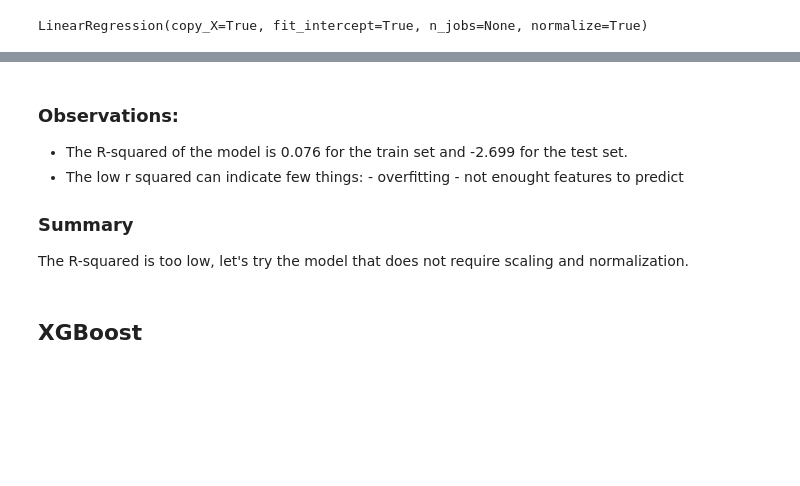
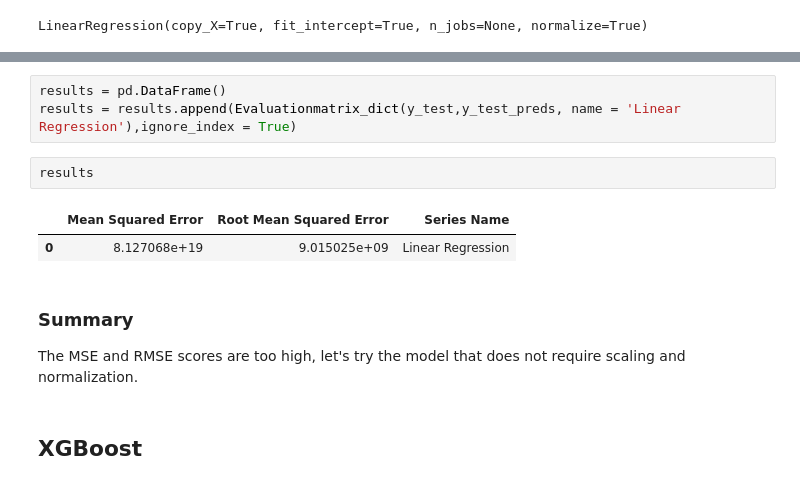
Before and after one commit to AisOmar/GooglePlay, a Jupyter notebook: Main_work.ipynb, the cells around one changed output, grey strips where cells are left out. Saved outputs shown, nothing was run; the diff lists cells and outputs as text; blank space fills up the shorter version.

```diff
--- a/Main_work.ipynb
+++ b/Main_work.ipynb
@@ -372,13 +363,14 @@ NameError: name 'fit' is not defined
-# %% [markdown]
-### Observations:
-
-- The R-squared of the model is 0.076 for the train set and -2.699 for the test set.
-- The low r squared can indicate few things:
-        - overfitting
-        - not enought features to predict
-
-### Summary
-The R-squared is too low, let's try the model that does not require scaling and normalization.
+# %%
+results = pd.DataFrame()
+results = results.append(Evaluationmatrix_dict(y_test,y_test_preds, name = 'Linear Regression'),ignore_index = True)
+# %%
+results
+# %% [output]
+|  | Mean Squared Error | Root Mean Squared Error | Series Name |
+| 0 | 8.127068e+19 | 9.015025e+09 | Linear Regression |
+# %% [markdown]
+### Summary
+The MSE and RMSE scores are too high, let's try the model that does not require scaling and normalization.
 # %% [markdown]
 ## XGBoost
 # %%
```
Also changed, not shown: parts of 21 cells of this notebook.
